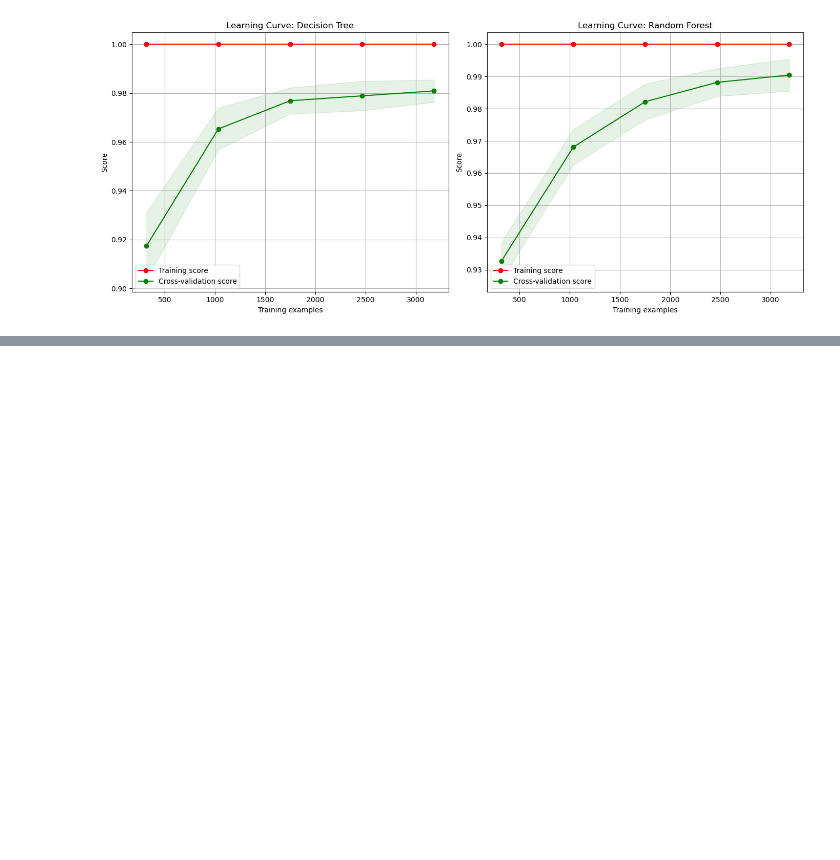
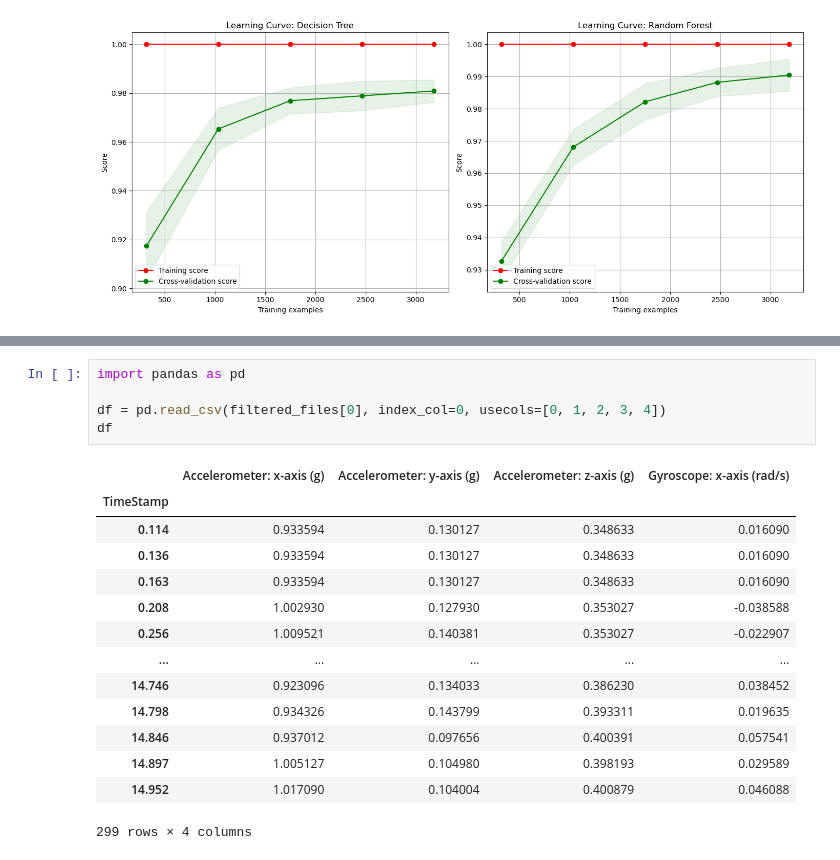
Before and after one commit to AliShrz/earpiece-fall-detection, a Jupyter notebook: SisFall_cleaned.ipynb, the cells around one changed output, grey strips where cells are left out. Cells and saved outputs as stored; diff of their text form; blank space fills up the shorter version.

```diff
--- a/SisFall_cleaned.ipynb
+++ b/SisFall_cleaned.ipynb
@@ -699,0 +740,20 @@ plt.show()
+# %%
+import pandas as pd
+
+df = pd.read_csv(filtered_files[0], index_col=0, usecols=[0, 1, 2, 3, 4])
+df
+# %% [output]
+|  | Accelerometer: x-axis (g) | Accelerometer: y-axis (g) | Accelerometer: z-axis (g) | Gyroscope: x-axis (rad/s) |
+| TimeStamp |  |  |  |  |
+| 0.114 | 0.933594 | 0.130127 | 0.348633 | 0.016090 |
+| 0.136 | 0.933594 | 0.130127 | 0.348633 | 0.016090 |
+| 0.163 | 0.933594 | 0.130127 | 0.348633 | 0.016090 |
+| 0.208 | 1.002930 | 0.127930 | 0.353027 | -0.038588 |
+| 0.256 | 1.009521 | 0.140381 | 0.353027 | -0.022907 |
+| ... | ... | ... | ... | ... |
+| 14.746 | 0.923096 | 0.134033 | 0.386230 | 0.038452 |
+| 14.798 | 0.934326 | 0.143799 | 0.393311 | 0.019635 |
+| 14.846 | 0.937012 | 0.097656 | 0.400391 | 0.057541 |
+| 14.897 | 1.005127 | 0.104980 | 0.398193 | 0.029589 |
+| 14.952 | 1.017090 | 0.104004 | 0.400879 | 0.046088 |
+299 rows × 4 columns
```
Also changed, not shown: parts of 7 cells of this notebook, 3 other files.
